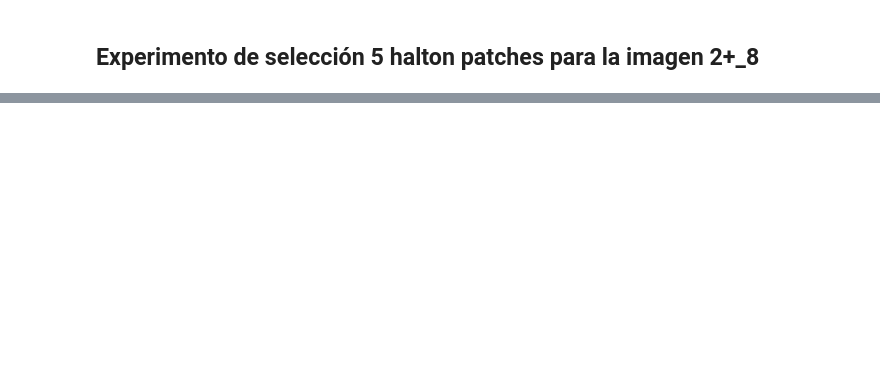
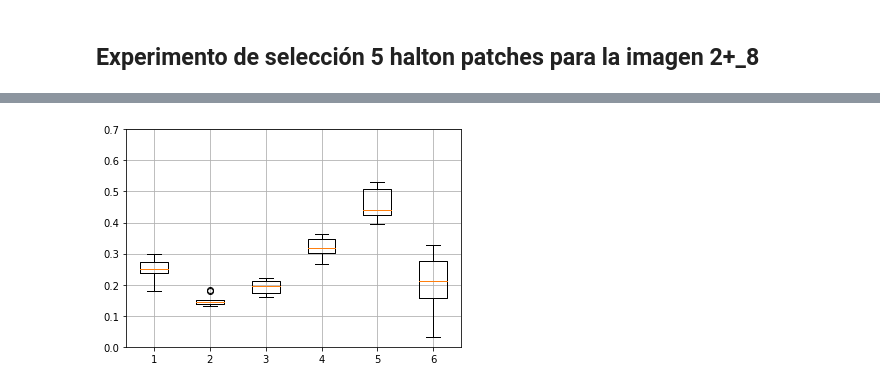
Before and after one commit to rpezoa/her2Segmentation, a Jupyter notebook: notebooks/halton_patch.ipynb, the cells around one changed output, grey strips where cells are left out. Drawn from its saved outputs; the diff is of its cells as text; code cells hidden in the pictures; blank space fills up the shorter version.

```diff
--- a/notebooks/halton_patch.ipynb
+++ b/notebooks/halton_patch.ipynb
@@ -45,0 +119,9 @@ plt.show()
+# %%
+plt.figure()
+plt.boxplot(prec.T)
+#plt.boxplot(prec)
+plt.grid()
+plt.ylim(0,0.7)
+plt.show()
+# %% [output]
+[figure, added]
```
Also changed, not shown: parts of 18 cells of this notebook, 1 other file.
